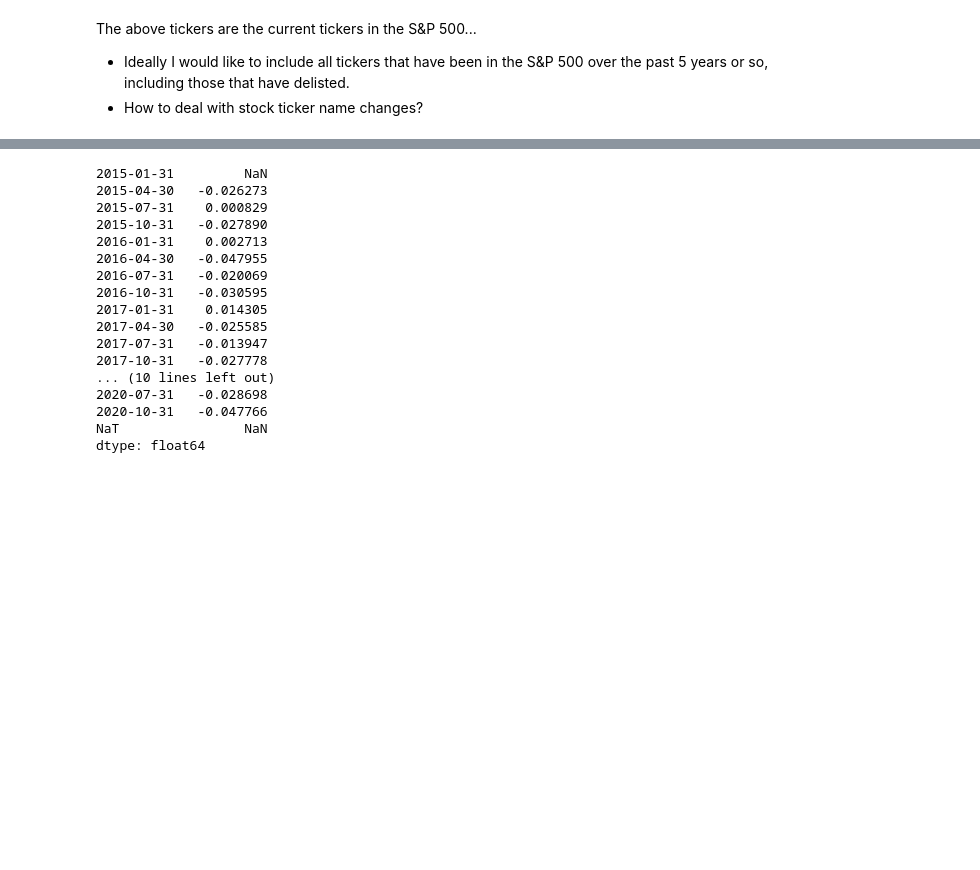
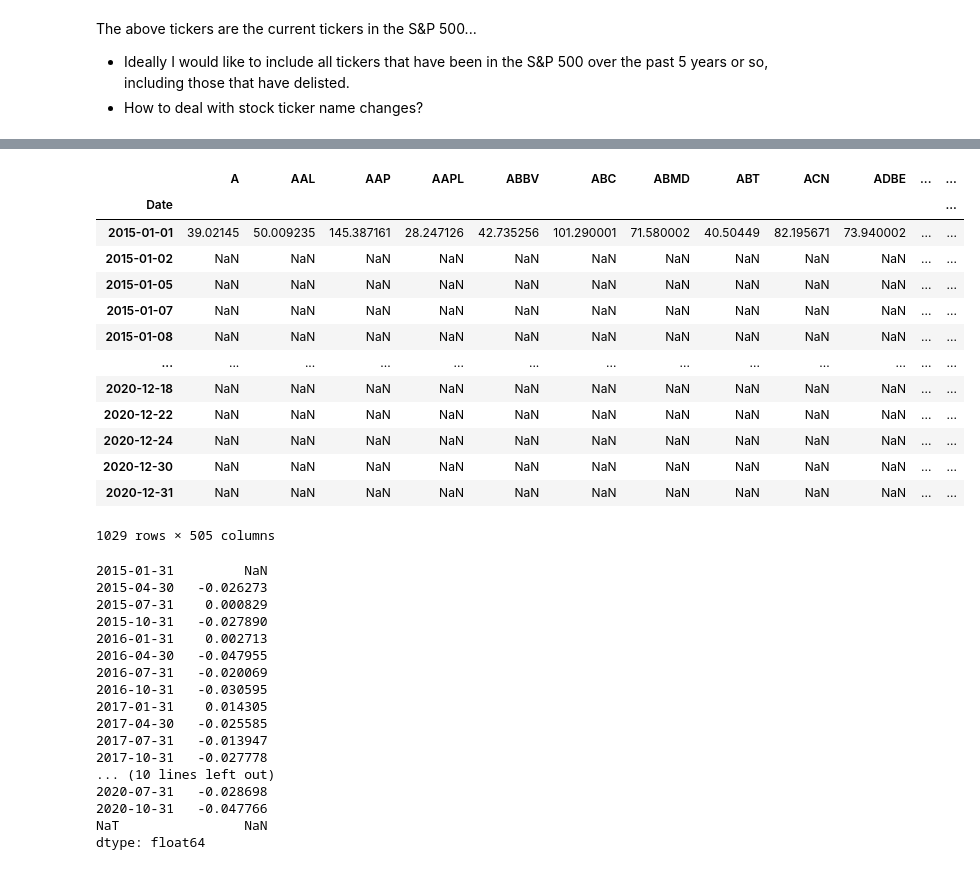
Before and after one commit to taigaschwarz/quant-trading-mf703, a Jupyter notebook: stock-selection.ipynb, the cells around one changed output, grey strips where cells are left out. Saved outputs shown, nothing was run; the diff lists cells and outputs as text; code cells hidden in the pictures; blank space fills up the shorter version.

```diff
--- a/stock-selection.ipynb
+++ b/stock-selection.ipynb
@@ -81,0 +156,4 @@ SP500_PE_ratio.head()
+# %%
+# fiscal quarter return data
+ticker_data = yf.download(tickers, start="2015-01-01", end="2020-12-31")  # daily
+qtr_ticker_data = yf.download(tickers, start="2015-01-01", end="2020-12-31", interval="3mo")  # quarterly
@@ -82,3 +169,30 @@ SP500_PE_ratio.head()
+# %%
+data_close = ticker_data.loc[:,'Adj Close'].copy()  # daily close price
+qtr_data_close = qtr_ticker_data.loc[:, 'Adj Close'].copy()  # quarterly close price
+
+# daily returns
+N = len(data_close.index)  # total number of days
+daily_returns = pd.DataFrame(np.zeros((N,len(tickers))), index = data_close.index, columns = tickers)
+
+for i in range(len(tickers)):
+    daily_returns.iloc[:,i] = data_close.iloc[:,i] / data_close.iloc[:,i].shift(1) - 1
+# %%
+qtr_data_close
+# %% [output]
+|  | A | AAL | AAP | AAPL | ABBV | ABC | ABMD | ABT | ACN | ADBE | ... | ... |
+| Date |  |  |  |  |  |  |  |  |  |  |  | ... |
+| 2015-01-01 | 39.02145 | 50.009235 | 145.387161 | 28.247126 | 42.735256 | 101.290001 | 71.580002 | 40.50449 | 82.195671 | 73.940002 | ... | ... |
+| 2015-01-02 | NaN | NaN | NaN | NaN | NaN | NaN | NaN | NaN | NaN | NaN | ... | ... |
+| 2015-01-05 | NaN | NaN | NaN | NaN | NaN | NaN | NaN | NaN | NaN | NaN | ... | ... |
+| 2015-01-07 | NaN | NaN | NaN | NaN | NaN | NaN | NaN | NaN | NaN | NaN | ... | ... |
+| 2015-01-08 | NaN | NaN | NaN | NaN | NaN | NaN | NaN | NaN | NaN | NaN | ... | ... |
+| ... | ... | ... | ... | ... | ... | ... | ... | ... | ... | ... | ... | ... |
+| 2020-12-18 | NaN | NaN | NaN | NaN | NaN | NaN | NaN | NaN | NaN | NaN | ... | ... |
+| 2020-12-22 | NaN | NaN | NaN | NaN | NaN | NaN | NaN | NaN | NaN | NaN | ... | ... |
+| 2020-12-24 | NaN | NaN | NaN | NaN | NaN | NaN | NaN | NaN | NaN | NaN | ... | ... |
+| 2020-12-30 | NaN | NaN | NaN | NaN | NaN | NaN | NaN | NaN | NaN | NaN | ... | ... |
+| 2020-12-31 | NaN | NaN | NaN | NaN | NaN | NaN | NaN | NaN | NaN | NaN | ... | ... |
+1029 rows × 505 columns
 # %%
 # gross margin
 # %%
```
Also changed, not shown: parts of 12 cells of this notebook, 2 other files.
